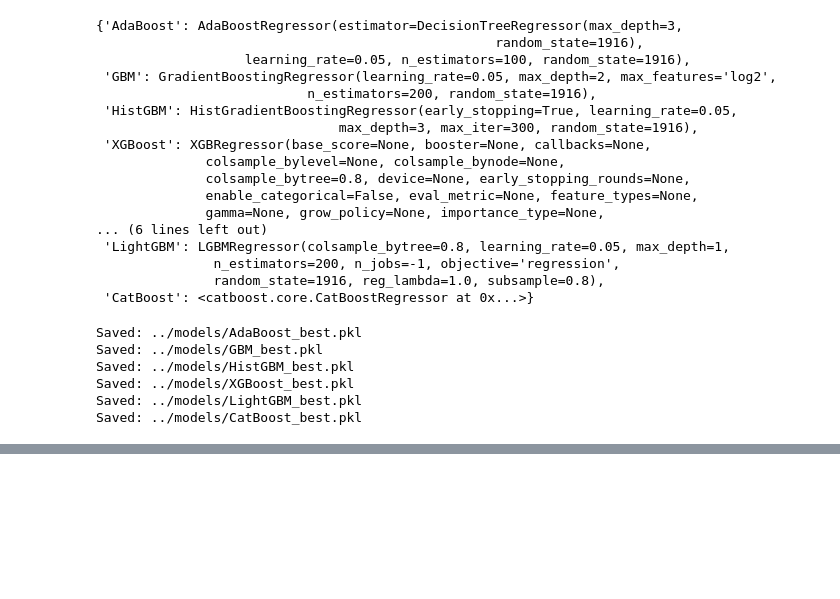
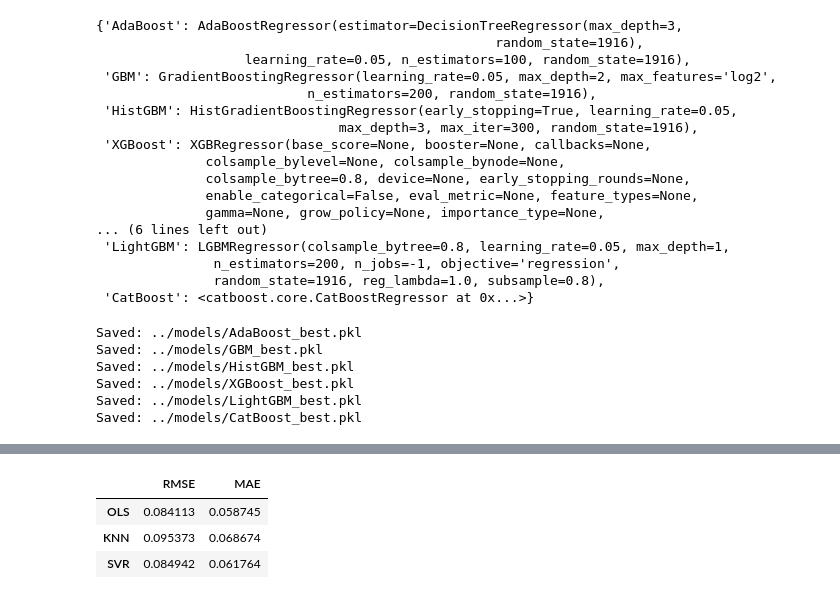
Before and after one commit to anlan-chen/Gradient_Boosting_Task, a Jupyter notebook: Gradient_Boosting_Task.ipynb, the cells around one changed output, grey strips where cells are left out. Cells and saved outputs as stored; diff of their text form; code cells hidden in the pictures; blank space fills up the shorter version.

```diff
--- a/Gradient_Boosting_Task.ipynb
+++ b/Gradient_Boosting_Task.ipynb
@@ -1258,15 +1014,10 @@ print(train_fe.shape, test_fe.shape)
 # %%
-mo_base = "https://raw.githubusercontent.com/anlan-chen/Gradient_Boosting_Task/main/Data/models_output/"
+target_col = "etr"
 
-naive_model_score = pd.read_csv(mo_base + "naive.csv", index_col=0)
-arma_model_score  = pd.read_csv(mo_base + "arma.csv",  index_col=0)
-ardl_model_score  = pd.read_csv(mo_base + "ardl.csv",  index_col=0)
+X_train = train_fe[ feature_sets["top50"] ].values
+X_test  = test_fe[ feature_sets["top50"] ].values
+y_train = train_fe[target_col].values
+y_test  = test_fe[target_col].values
 
-naive_model_score.rename(index={0: "NAIVE"}, inplace=True)
-arma_model_score.rename(index={0: "ARMA"}, inplace=True)
-ardl_model_score.rename(index={0: "ARDL"}, inplace=True)
-
-display(naive_model_score)
-display(arma_model_score)
-display(ardl_model_score)
+print(X_train.shape, X_test.shape)
 # %% [output]
@@ -1283,0 +1064,77 @@ ValueError: X has 50 features, but AdaBoostRegressor is expecting 30 features as
+# %%
+baseline_scores = {}
+
+# OLS
+ols = LinearRegression()
+ols.fit(X_train_top30, y_train)
+y_pred_ols = ols.predict(X_test_top30)
+
+rmse_ols = rmse(y_test, y_pred_ols)
+mae_ols  = mean_absolute_error(y_test, y_pred_ols)
+
+baseline_scores["OLS"] = pd.DataFrame([[rmse_ols, mae_ols]],
+                                      columns=["RMSE", "MAE"],
+                                      index=["OLS"])
+
+print(f"\nOLS | RMSE={rmse_ols:.6f} | MAE={mae_ols:.6f}")
+
+
+# KNN
+knn_model = Pipeline([
+    ("scaler", StandardScaler()),
+    ("knn", KNeighborsRegressor(n_neighbors=5))
+])
+
+knn_model.fit(X_train_top30, y_train)
+y_pred_knn = knn_model.predict(X_test_top30)
+
+rmse_knn = rmse(y_test, y_pred_knn)
+mae_knn  = mean_absolute_error(y_test, y_pred_knn)
+
+baseline_scores["KNN"] = pd.DataFrame([[rmse_knn, mae_knn]],
+                                      columns=["RMSE", "MAE"],
+                                      index=["KNN"])
+
+print(f"\nKNN | RMSE={rmse_knn:.6f} | MAE={mae_knn:.6f}")
+
+
+# SVR
+svr_model = Pipeline([
+    ("scaler", StandardScaler()),
+    ("svr", SVR(C=1.0, epsilon=0.1, kernel="rbf"))
+])
+
+svr_model.fit(X_train_top30, y_train)
+y_pred_svr = svr_model.predict(X_test_top30)
+
+rmse_svr = rmse(y_test, y_pred_svr)
+mae_svr  = mean_absolute_error(y_test, y_pred_svr)
+
+baseline_scores["SVR"] = pd.DataFrame([[rmse_svr, mae_svr]],
+                                      columns=["RMSE", "MAE"],
+                                      index=["SVR"])
+
+print(f"\nSVR | RMSE={rmse_svr:.6f} | MAE={mae_svr:.6f}")
+
+
+baseline_model_score = pd.concat(baseline_scores.values())
+print("\nBaseline models (OLS / KNN / SVR) on TEST set:")
+display(baseline_model_score)
+
+# Load boosting models
+def load_pickle_from_url(url):
+    resp = requests.get(url)
+    resp.raise_for_status()
+    return pickle.loads(resp.content)
+
+model_base = base_url + "models/"
+
+model_files = {
+    "AdaBoost": "AdaBoost_best.pkl",
+    "GBM":      "GBM_best.pkl",
+    "HistGBM":  "HistGBM_best.pkl",
+    "XGBoost":  "XGBoost_best.pkl",
+    "LightGBM": "LightGBM_best.pkl",
+    "CatBoost": "CatBoost_best.pkl",
+}
+# %% [output]
@@ -1283,0 +1148,4 @@ ValueError: X has 50 features, but AdaBoostRegressor is expecting 30 features as
+|  | RMSE | MAE |
+| OLS | 0.084113 | 0.058745 |
+| KNN | 0.095373 | 0.068674 |
+| SVR | 0.084942 | 0.061764 |
```
Also changed, not shown: parts of 49 cells of this notebook.
